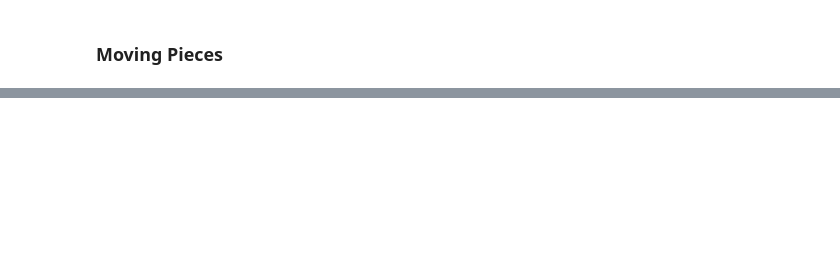
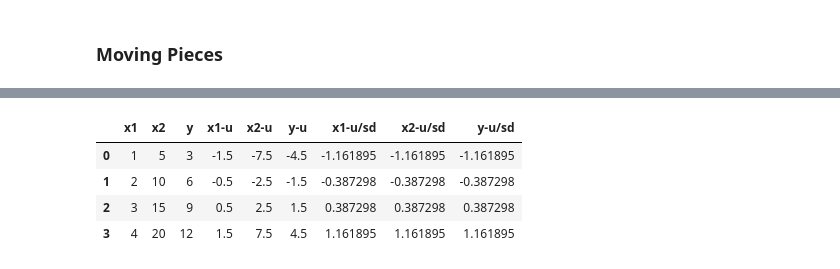
Before and after one commit to kristineromero/iPython, a Jupyter notebook: Machine_Learning/Machine_Learning_Notebook.ipynb, the cells around one changed output, grey strips where cells are left out. Cells and saved outputs as stored; diff of their text form; code cells hidden in the pictures; blank space fills up the shorter version.

```diff
--- a/Machine_Learning/Machine_Learning_Notebook.ipynb
+++ b/Machine_Learning/Machine_Learning_Notebook.ipynb
@@ -624,0 +1046,6 @@ x<sup>(i)</sup><sub>j</sub>: value of feature j in the i<sup>th</sup> training e
+# %%
+x1 = [1,2,3,4]
+x2 = [5,10,15,20]
+y =  [3,6,9,12]
+df = pd.DataFrame({'x1':x1,'x2':x2,'y':y})
+df.head()
@@ -624,0 +1061,5 @@ x<sup>(i)</sup><sub>j</sub>: value of feature j in the i<sup>th</sup> training e
+# %%
+df['x1-u'] = df.sub(df.mean()).iloc[:,0:1]
+df['x2-u'] = df.sub(df.mean()).iloc[:,1:2]
+df['y-u'] = df.sub(df.mean()).iloc[:,2:3]
+df
@@ -624,0 +1082,11 @@ x<sup>(i)</sup><sub>j</sub>: value of feature j in the i<sup>th</sup> training e
+# %%
+df['x1-u/sd'] = df.iloc[:,3:6].div(df.iloc[:,3:6].std(), axis=1).iloc[:,0:1]
+df['x2-u/sd'] = df.iloc[:,3:6].div(df.iloc[:,3:6].std(), axis=1).iloc[:,1:2]
+df['y-u/sd'] = df.iloc[:,3:6].div(df.iloc[:,3:6].std(), axis=1).iloc[:,2:3]
+df
+# %% [output]
+|  | x1 | x2 | y | x1-u | x2-u | y-u | x1-u/sd | x2-u/sd | y-u/sd |
+| 0 | 1 | 5 | 3 | -1.5 | -7.5 | -4.5 | -1.161895 | -1.161895 | -1.161895 |
+| 1 | 2 | 10 | 6 | -0.5 | -2.5 | -1.5 | -0.387298 | -0.387298 | -0.387298 |
+| 2 | 3 | 15 | 9 | 0.5 | 2.5 | 1.5 | 0.387298 | 0.387298 | 0.387298 |
+| 3 | 4 | 20 | 12 | 1.5 | 7.5 | 4.5 | 1.161895 | 1.161895 | 1.161895 |
```
Also changed, not shown: parts of 85 cells of this notebook, 1 other file.
